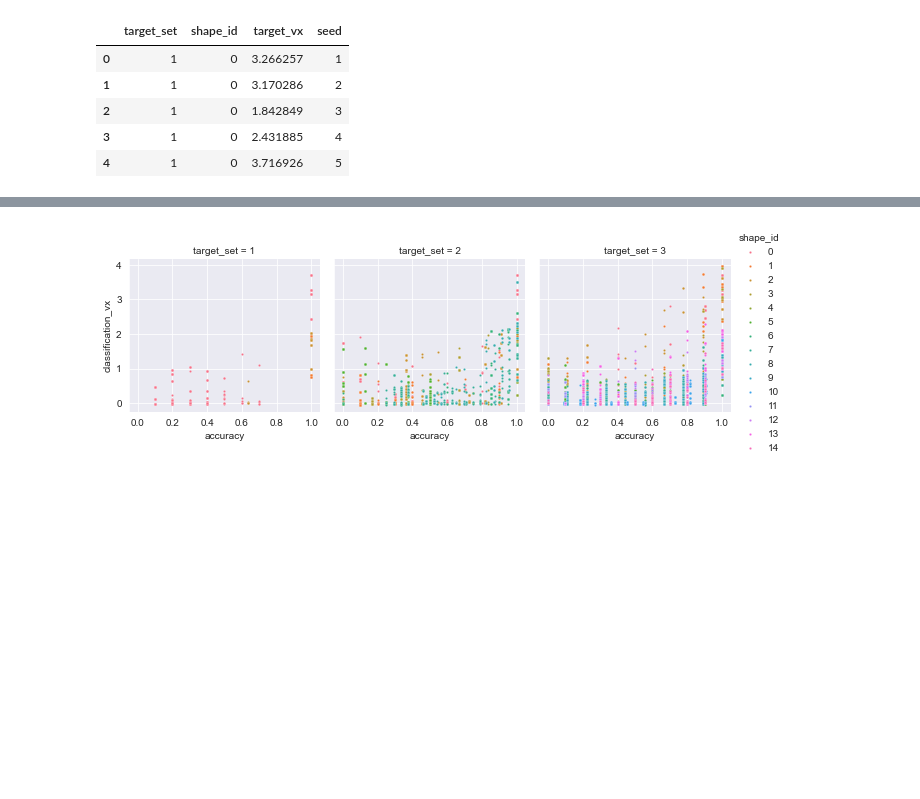
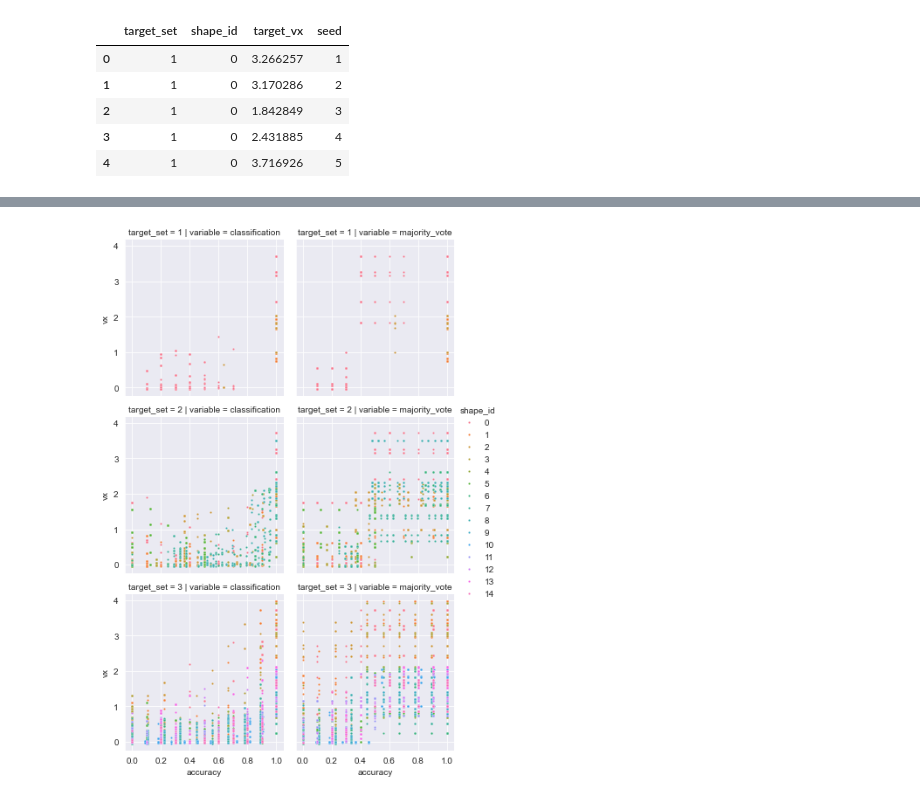
Before and after one commit to giorgia-nadizar/nca-vsr-classification, a Jupyter notebook: vsrs/performance_analysis.ipynb, the cells around one changed output, grey strips where cells are left out. Drawn from its saved outputs; the diff is of its cells as text; code cells hidden in the pictures; blank space fills up the shorter version.

```diff
--- a/vsrs/performance_analysis.ipynb
+++ b/vsrs/performance_analysis.ipynb
@@ -78,8 +84,10 @@ class_df = pd.read_csv("classification_velocities.csv")
 class_df = pd.merge(class_df, ground_truth_df, how="left", on=["target_set", "shape_id", "seed"])
 class_df = class_df[class_df.target_set != 4]
 class_df_long = pd.melt(class_df.reset_index(),
-                        id_vars=["target_set", "shape_id", "step", "accuracy", "majority_vote", "seed"],
-                        value_vars=["classification_vx", "majority_vote_vx", "target_vx"])
+                        id_vars=["target_set", "shape_id", "step", "accuracy", "majority_vote", "seed", "target_vx"],
+                        value_vars=["classification_vx", "majority_vote_vx"])
 class_df_long.rename(columns={"value": "vx"}, inplace=True)
+class_df_long["relative_performance_loss"] = (class_df_long.target_vx - class_df_long.vx) / class_df_long.target_vx
+class_df_long["variable"] = class_df_long["variable"].str.replace("_vx", "")
 class_df_long.head()
 # %% [output]
@@ -99,7 +114,7 @@ plt.show()
 # %%
-g = sns.FacetGrid(class_df, col="target_set", hue="shape_id")
-g.map_dataframe(sns.scatterplot, x="accuracy", y="classification_vx", s=5)
+g = sns.FacetGrid(class_df_long, row="target_set", col="variable", hue="shape_id")
+g.map_dataframe(sns.scatterplot, x="accuracy", y="vx", s=5)
 g.add_legend()
 plt.show()
 # %% [output]
-[figure, old version]
+[figure, new version]
```
Also changed, not shown: parts of 7 cells of this notebook.
